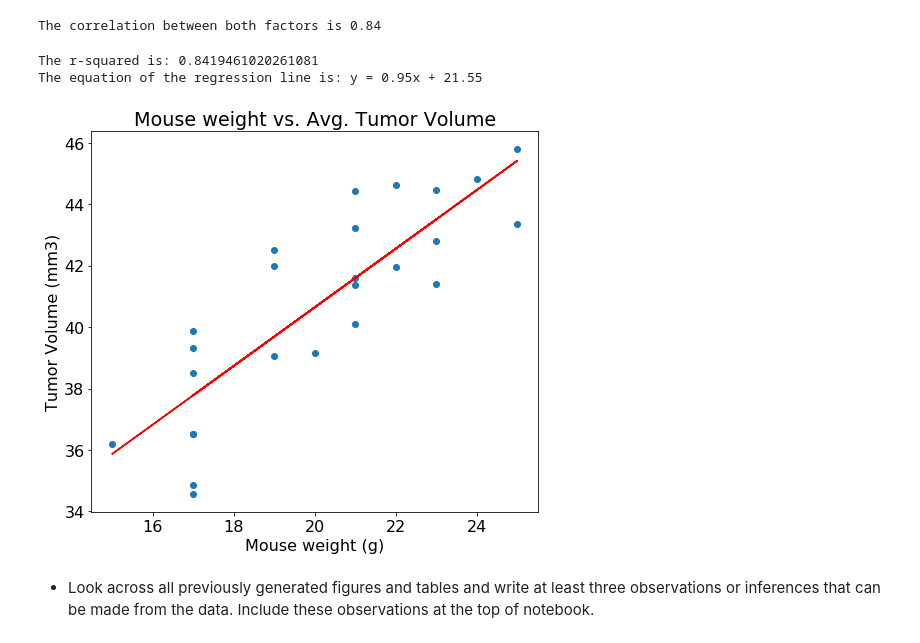
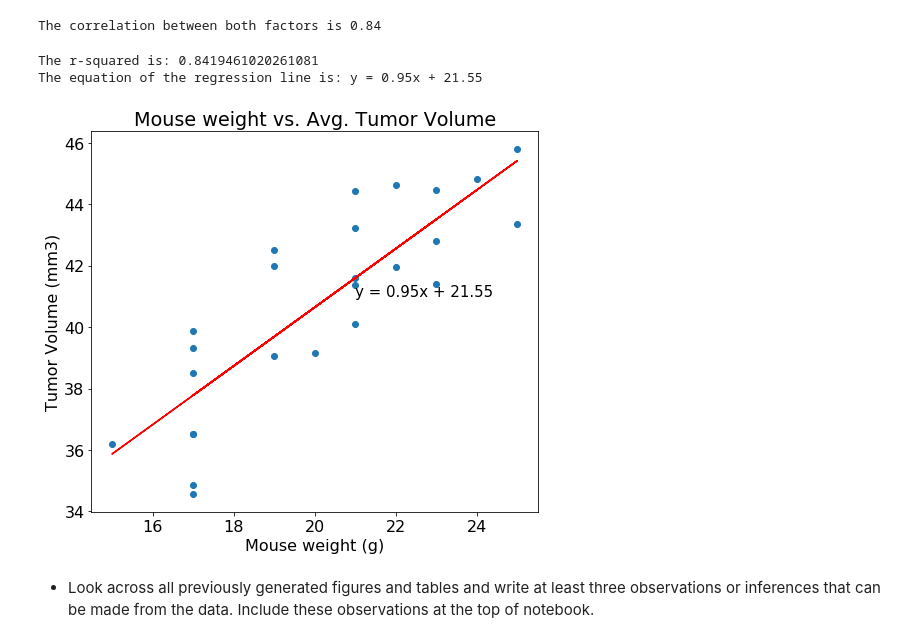
Before and after one commit to kipmadden/Pymaceuticals, a Jupyter notebook: pymaceuticals.ipynb, the cells around one changed output. Drawn from its saved outputs; the diff is of its cells as text; code cells hidden in the pictures.

Commit message:
Added equation of the line

```diff
--- a/pymaceuticals.ipynb
+++ b/pymaceuticals.ipynb
@@ -537,28 +535,28 @@ The correlation between both factors is 0.84
 # %%
 # Print out the r-squared value along with the plot.
 x_values = cap_mouse_id['Mouse_weight']
 y_values = cap_mouse_id['Tumor_vol_mean']
 (slope, intercept, rvalue, pvalue, stderr) = linregress(x_values, y_values)
 regress_values = x_values * slope + intercept
 #line_eq = "y = " + str(round(slope,2)) + "x + " + str(round(intercept,2))
 line_eq = f'y = {str(round(slope,2))}x + {str(round(intercept,2))}'
 plt.scatter(x_values,y_values)
 plt.plot(x_values,regress_values,"r-")
-#plt.annotate(line_eq,xy=(10,10),xytext=(15,15),color="black")
+plt.annotate(line_eq,(21,41),fontsize=15,color="black")
 plt.title("Mouse weight vs. Avg. Tumor Volume")
 plt.xlabel("Mouse weight (g)")
 plt.ylabel("Tumor Volume (mm3)")
 print(f"The r-squared is: {rvalue}")
 print(f"The equation of the regression line is: {line_eq}")
 
 # Save the figure
 plt.savefig("figures/ScatterWeightTumorVolRegression.png")
 
 plt.show()
 # %% [output]
 The r-squared is: 0.8419461020261081
 The equation of the regression line is: y = 0.95x + 21.55
-[figure, old version]
+[figure, new version]
 # %% [markdown]
 
 * Look across all previously generated figures and tables and write at least three observations or inferences that can be made from the data. Include these observations at the top of notebook.
```
Also changed, not shown: parts of 2 cells of this notebook, 1 other file.
